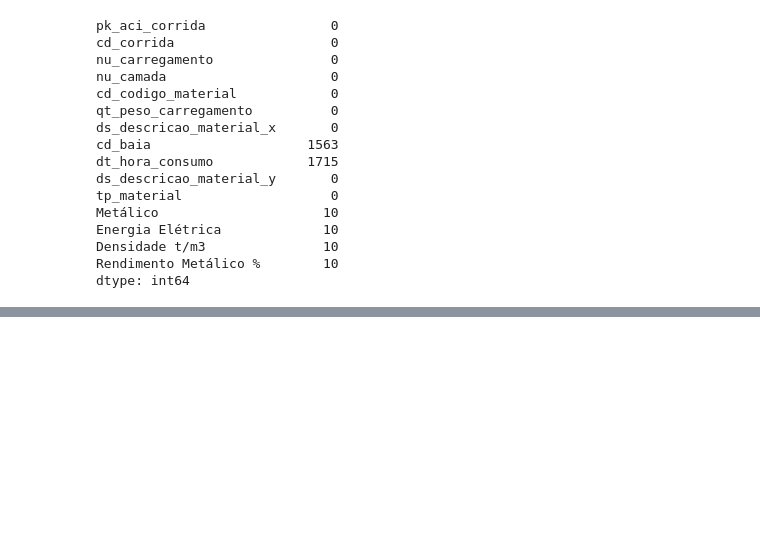
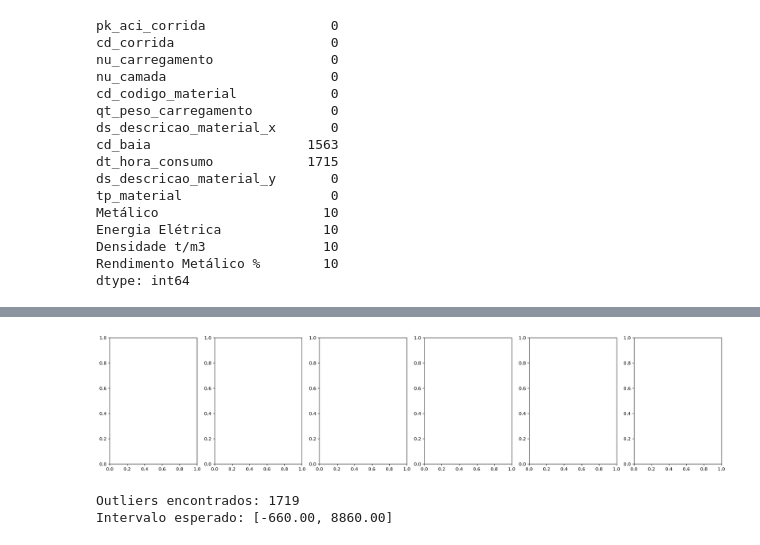
Before and after one commit to mateusfkschenato/bootcamp-data-science, a Jupyter notebook: EDA/testePandas.ipynb, the cells around one changed output, grey strips where cells are left out. Cells and saved outputs as stored; diff of their text form; code cells hidden in the pictures; blank space fills up the shorter version.

```diff
--- a/EDA/testePandas.ipynb
+++ b/EDA/testePandas.ipynb
@@ -127,0 +148,5 @@ dtype: int64
+# %%
+numericas = base.select_dtypes(include='number').columns
+fig, axes = plt.subplots(nrows=1, ncols=len(numericas), figsize=(4*len(numericas), 5))
+# %% [output]
+[figure, added]
@@ -127,0 +167,7 @@ dtype: int64
+# %%
+outliers, lim_inf, lim_sup = detectar_outliers_iqr(base, 'qt_peso_carregamento')
+print(f'Outliers encontrados: {len(outliers)}')
+print(f'Intervalo esperado: [{lim_inf:.2f}, {lim_sup:.2f}]')
+# %% [output]
+Outliers encontrados: 1719
+Intervalo esperado: [-660.00, 8860.00]
```
Also changed, not shown: parts of 13 cells of this notebook, 15 other files.
